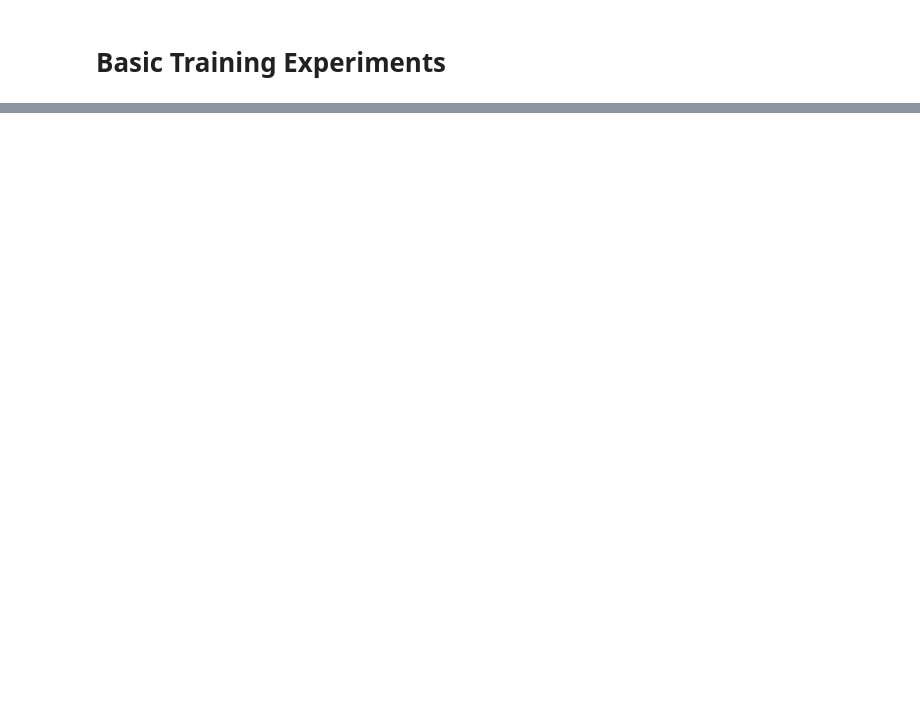
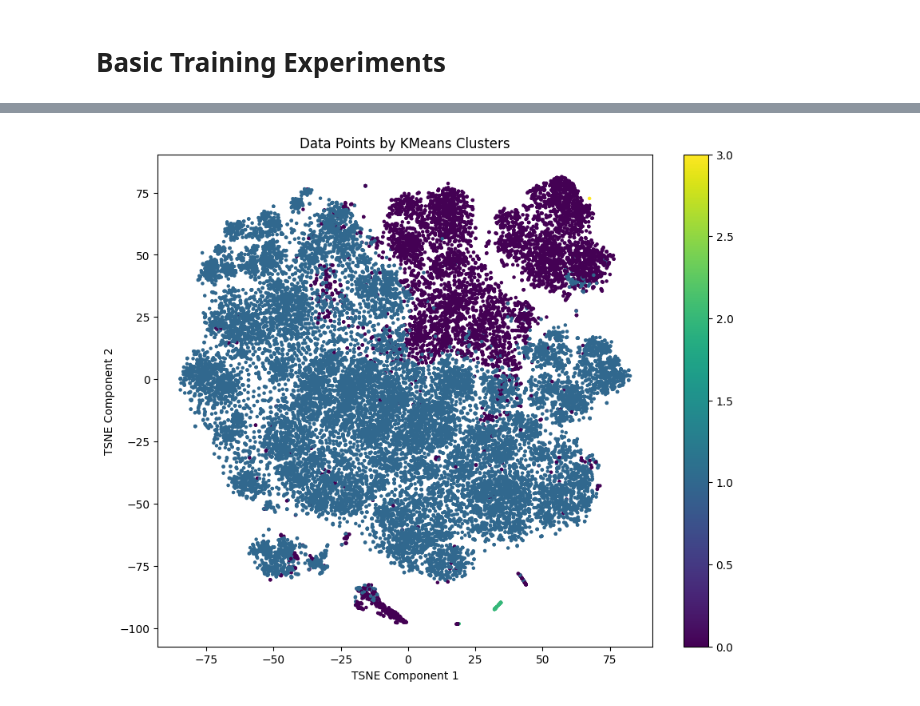
Before and after one commit to IdeaKing/ml4va, a Jupyter notebook: 01_data_experiments.ipynb, the cells around one changed output, grey strips where cells are left out. Saved outputs shown, nothing was run; the diff lists cells and outputs as text; code cells hidden in the pictures; blank space fills up the shorter version.

```diff
--- a/01_data_experiments.ipynb
+++ b/01_data_experiments.ipynb
@@ -422,0 +472,4 @@ Feature Importances Table:
+# %%
+kmeans = KMeans(n_clusters=4, random_state=RANDOM_SEED+6) # + 1 is good so far
+kmeans.fit(x_train_prepared_with_y)
+cluster_labels = kmeans.predict(x_train_prepared_with_y)
@@ -422,0 +490,13 @@ Feature Importances Table:
+# %%
+plt.figure(figsize=(10, 8))
+scatter = plt.scatter(x_train_prepared_with_y_tsne[:, 0], x_train_prepared_with_y_tsne[:, 1],
+                     c=kmeans.labels_,
+                     cmap='viridis',
+                     s=5)
+plt.title('Data Points by KMeans Clusters')
+plt.xlabel('TSNE Component 1')
+plt.ylabel('TSNE Component 2')
+plt.colorbar()
+plt.show()
+# %% [output]
+[figure, added]
```
Also changed, not shown: parts of 17 cells of this notebook.
